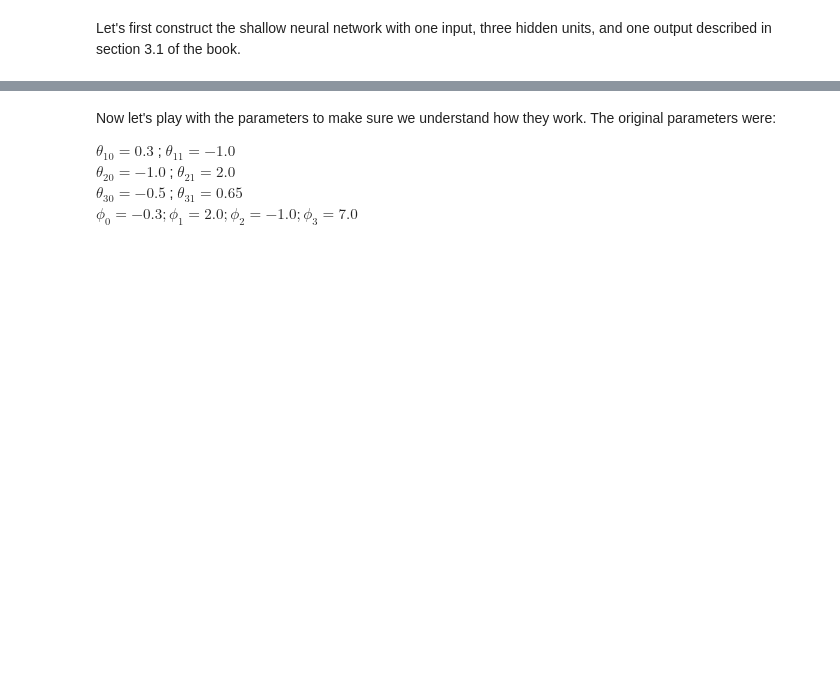
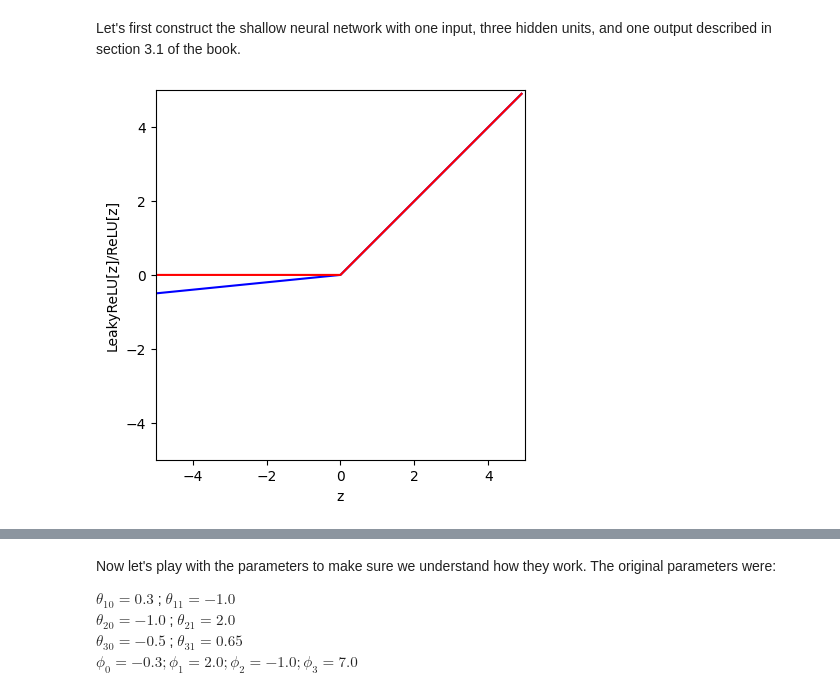
Before and after one commit to sahil-bhatia-iitbhu/understanding_deep_learning_prince, a Jupyter notebook: Chap03_Shallow_Neural_Networks/Chap03_Notebook_1.ipynb, the cells around one changed output, grey strips where cells are left out. Drawn from its saved outputs; the diff is of its cells as text; code cells hidden in the pictures; blank space fills up the shorter version.

```diff
--- a/Chap03_Shallow_Neural_Networks/Chap03_Notebook_1.ipynb
+++ b/Chap03_Shallow_Neural_Networks/Chap03_Notebook_1.ipynb
@@ -23,21 +23,39 @@ def ReLU(preactivation):
   # This should work on every element of the ndarray "preactivation" at once
   # One way to do this is with the ndarray "clip" function
   # https://numpy.org/doc/stable/reference/generated/numpy.ndarray.clip.html
-  activation = np.zeros_like(preactivation);
+
+  activation = np.zeros_like(preactivation)
+  activation = preactivation.clip(min=0)
+  # activation = np.where(preactivation > 0, preactivation, 0)
 
   return activation
+
+
+def LeakyReLU(preactivation, alpha=0.1):
+  # Allow a small slope for negative values
+  activation = np.zeros_like(preactivation)
+  activation = np.where(preactivation > 0, preactivation, alpha * preactivation)
+  return activation
 # %%
+# Both ReLU and LeakyReLU
+
 # Make an array of inputs
 z = np.arange(-5,5,0.1)
 RelU_z = ReLU(z)
+LeakyRelU_z = LeakyReLU(z)
 
 # Plot the ReLU function
 fig, ax = plt.subplots()
+ax.plot(z,LeakyRelU_z,'b-')
 ax.plot(z,RelU_z,'r-')
-ax.set_xlim([-5,5]);ax.set_ylim([-5,5])
-ax.set_xlabel('z'); ax.set_ylabel('ReLU[z]')
+ax.set_xlim([-5,5])
+ax.set_ylim([-5,5])
+ax.set_xlabel('z')
+ax.set_ylabel('LeakyReLU[z]/ReLU[z]')
 ax.set_aspect('equal')
 plt.show()
+# %% [output]
+[figure, added]
 # %%
 # Define a shallow neural network with, one input, one output, and three hidden units
 def shallow_1_1_3(x, activation_fn, phi_0,phi_1,phi_2,phi_3, theta_10, theta_11, theta_20, theta_21, theta_30, theta_31):
```
